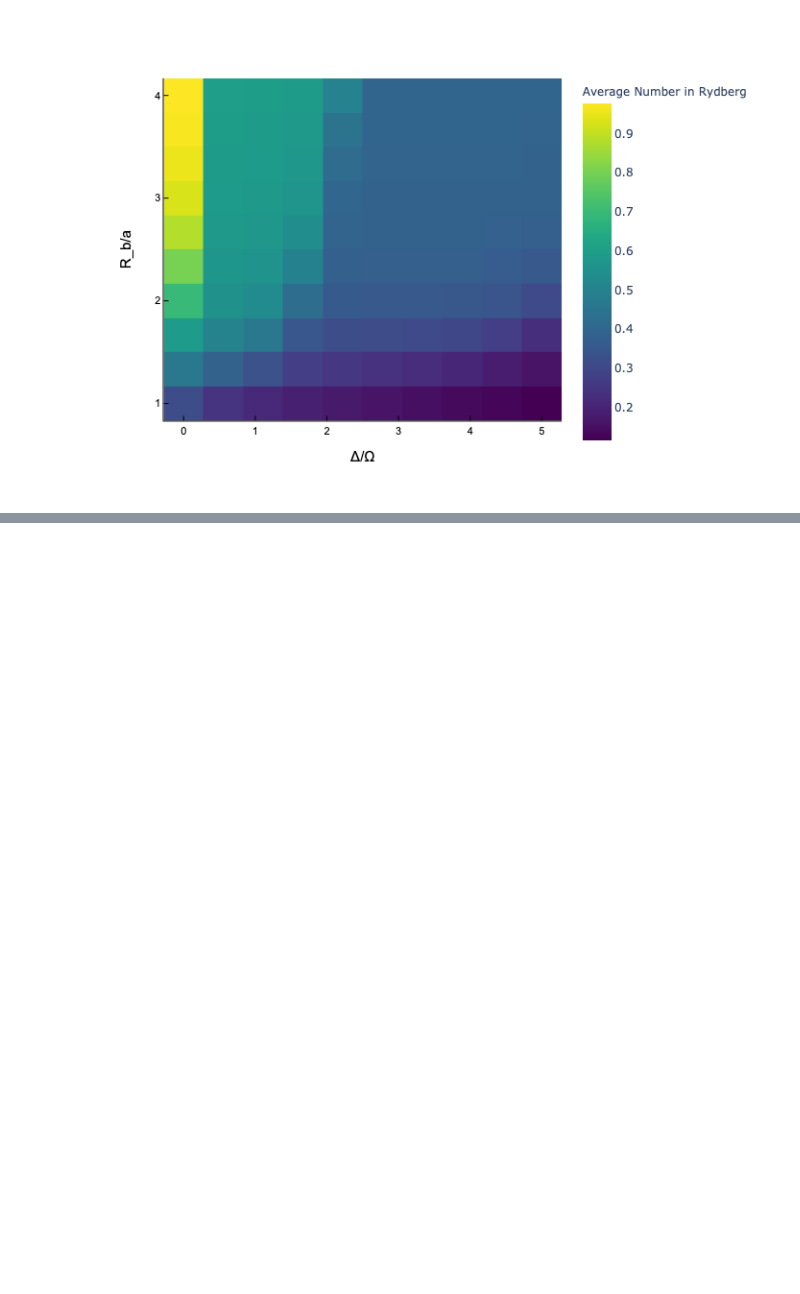
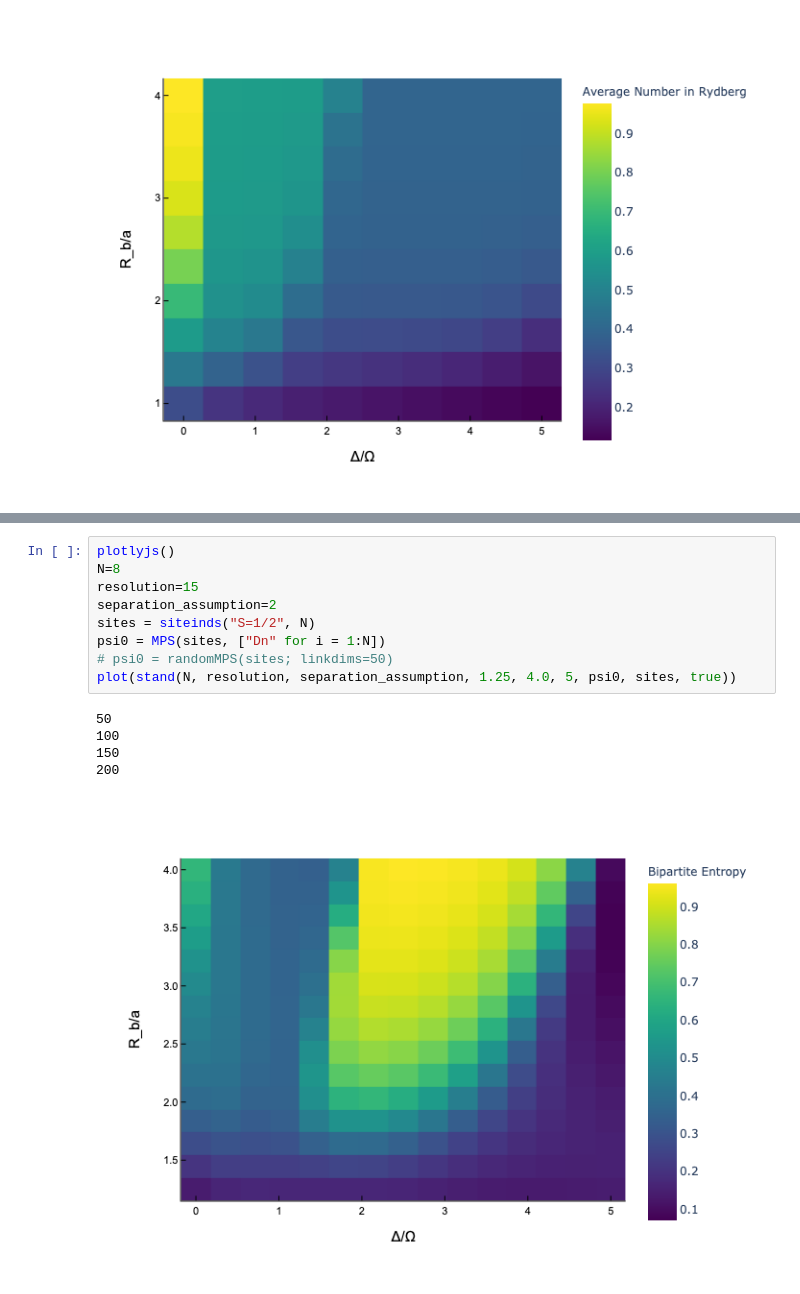
Before and after one commit to 1dividedby0/rabbit, a Jupyter notebook: number_op.ipynb, the cells around one changed output, grey strips where cells are left out. Drawn from its saved outputs; the diff is of its cells as text; blank space fills up the shorter version.

```diff
--- a/number_op.ipynb
+++ b/number_op.ipynb
@@ -337,0 +437,15 @@ plot(stand(N, resolution, separation_assumption, 1.25, 4, 5, psi0, sites, true))
+# %%
+plotlyjs()
+N=8
+resolution=15
+separation_assumption=2
+sites = siteinds("S=1/2", N)
+psi0 = MPS(sites, ["Dn" for i = 1:N])
+# psi0 = randomMPS(sites; linkdims=50)
+plot(stand(N, resolution, separation_assumption, 1.25, 4.0, 5, psi0, sites, true))
+# %% [output]
+50
+100
+150
+200
+[figure, added]
```
Also changed, not shown: parts of 13 cells of this notebook, 1 other file.
